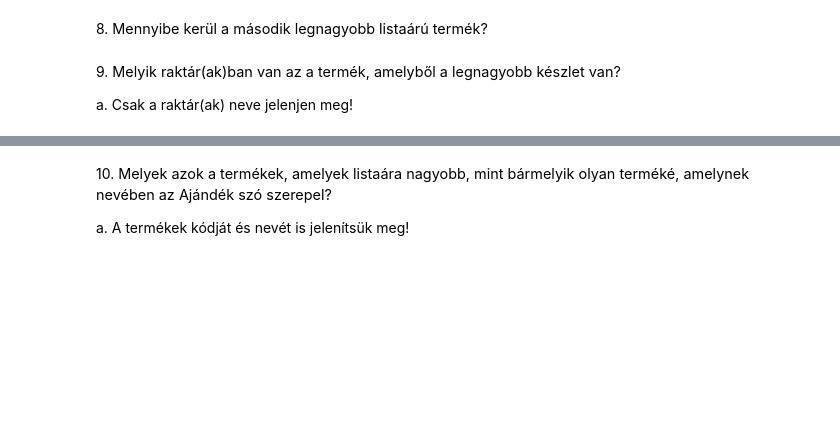
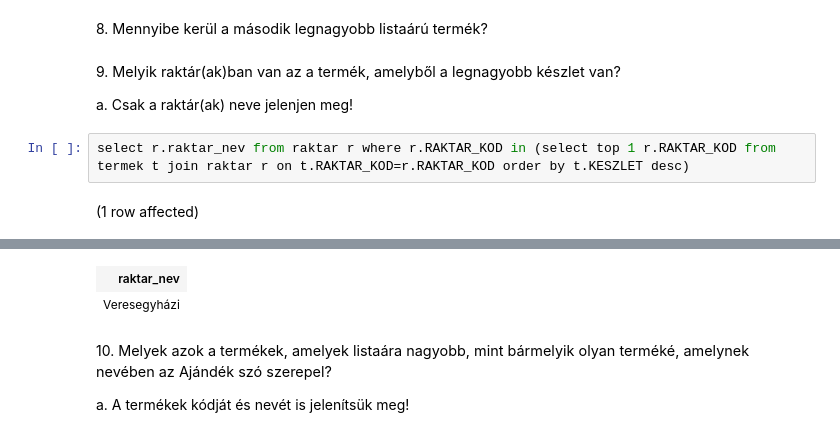
Before and after one commit to raczbeni007/sql_a25y1c, a Jupyter notebook: gyakorlat06_feladatok.ipynb, the cells around one changed output, grey strips where cells are left out. Cells and saved outputs as stored; diff of their text form; blank space fills up the shorter version.

```diff
--- a/gyakorlat06_feladatok.ipynb
+++ b/gyakorlat06_feladatok.ipynb
@@ -112,3 +158,7 @@ a. Csak az ügyfelek neve jelenjen meg!
 9. <span style="background-color: rgb(255, 255, 255); color: rgb(0, 0, 0); font-family: &quot;Open Sans&quot;, sans-serif; font-size: 14.44px;">Melyik raktár(ak)ban van az a termék, amelyből a legnagyobb készlet van?&nbsp;</span>
 
 a. Csak a raktár(ak) neve jelenjen meg!
+# %%
+select r.raktar_nev from raktar r where r.RAKTAR_KOD in (select top 1 r.RAKTAR_KOD from termek t join raktar r on t.RAKTAR_KOD=r.RAKTAR_KOD order by t.KESZLET desc)
+# %% [output]
+(1 row affected)
@@ -115,3 +166,5 @@ a. Csak a raktár(ak) neve jelenjen meg!
+| raktar_nev |
+| Veresegyházi |
 # %% [markdown]
 10. <span style="background-color: rgb(255, 255, 255); color: rgb(0, 0, 0); font-family: &quot;Open Sans&quot;, sans-serif; font-size: 14.44px;">Melyek azok a termékek, amelyek listaára nagyobb, mint bármelyik olyan terméké, amelynek nevében az Ajándék szó szerepel?&nbsp;</span>
 
```
Also changed, not shown: parts of 4 cells of this notebook.
